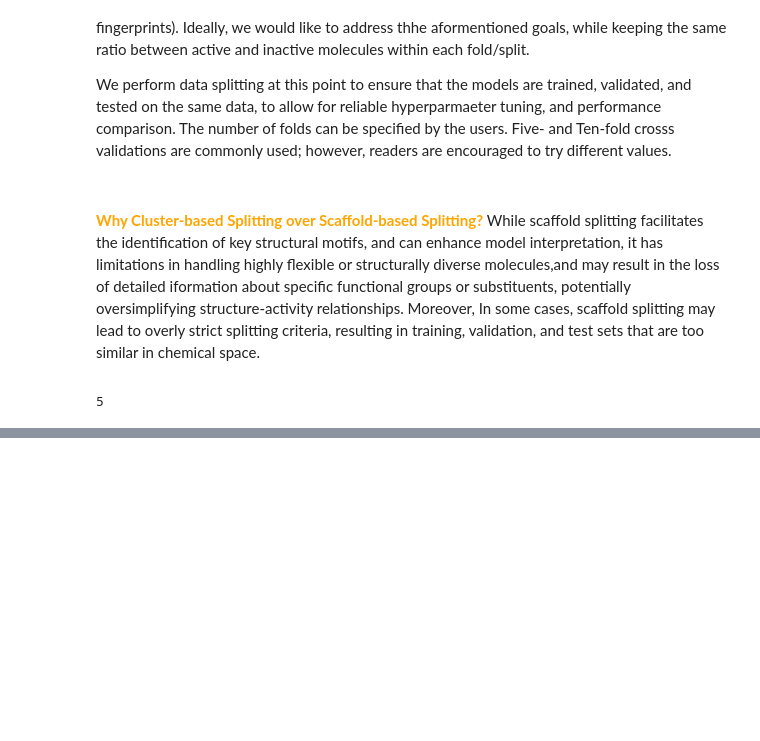
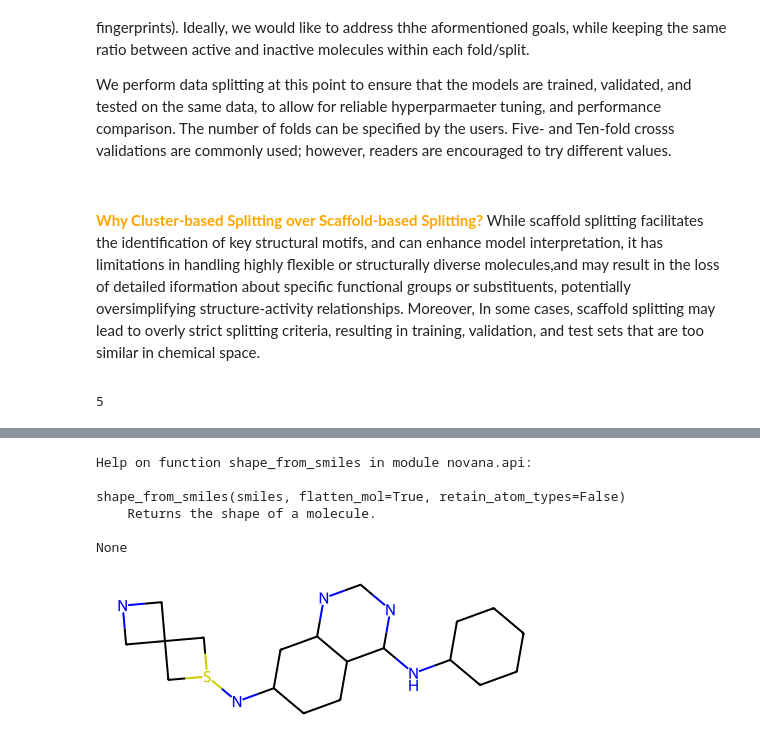
Before and after one commit to djoy4stem/caismd_qsar_2024, a Jupyter notebook: notebooks/caismd_dd2_data_processing.ipynb, the cells around one changed output, grey strips where cells are left out. Saved outputs shown, nothing was run; the diff lists cells and outputs as text; code cells hidden in the pictures; blank space fills up the shorter version.

```diff
--- a/notebooks/caismd_dd2_data_processing.ipynb
+++ b/notebooks/caismd_dd2_data_processing.ipynb
@@ -730,0 +750,11 @@ The read is encouraged to try the methods described below.
+# %%
+print(help(shape_from_smiles))
+shape_from_smiles(smiles, flatten_mol=True, retain_atom_types=True)
+# %% [output]
+Help on function shape_from_smiles in module novana.api:
+
+shape_from_smiles(smiles, flatten_mol=True, retain_atom_types=False)
+    Returns the shape of a molecule.
+
+None
+[figure, added]
```
Also changed, not shown: parts of 21 cells of this notebook, 1 other file.
